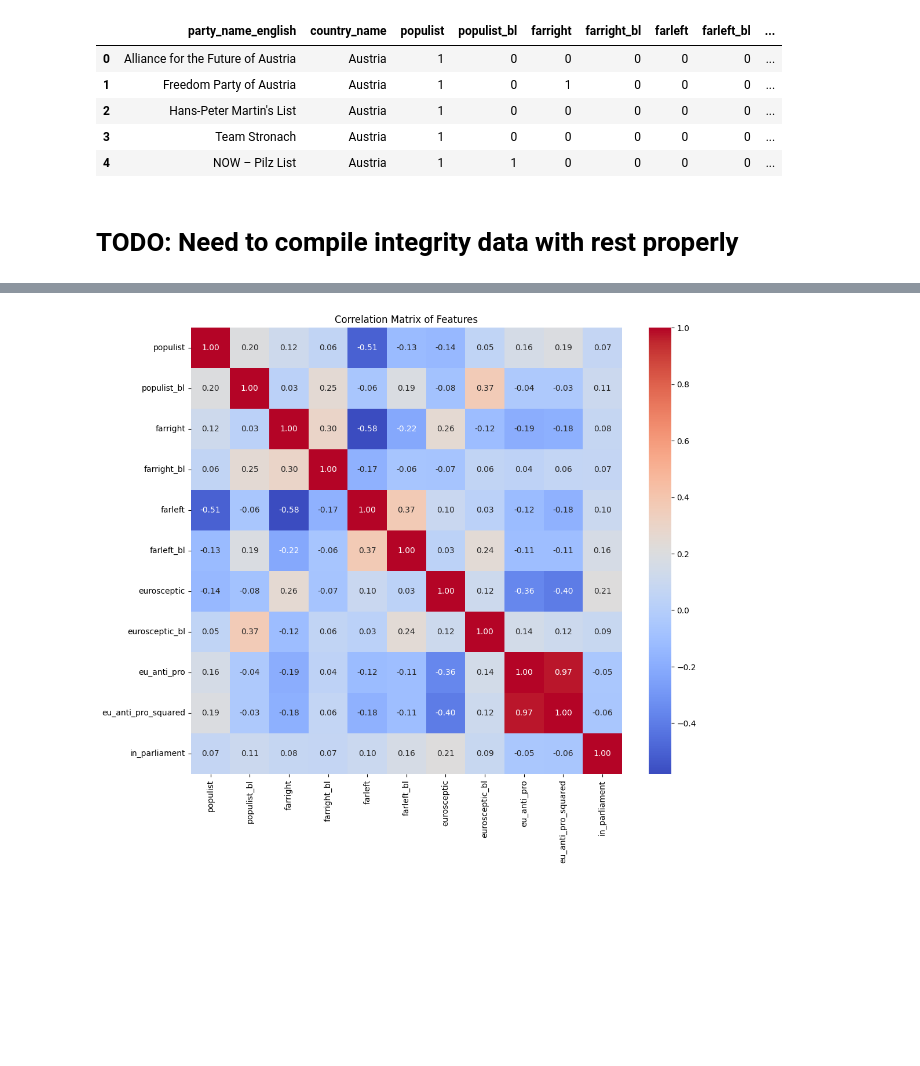
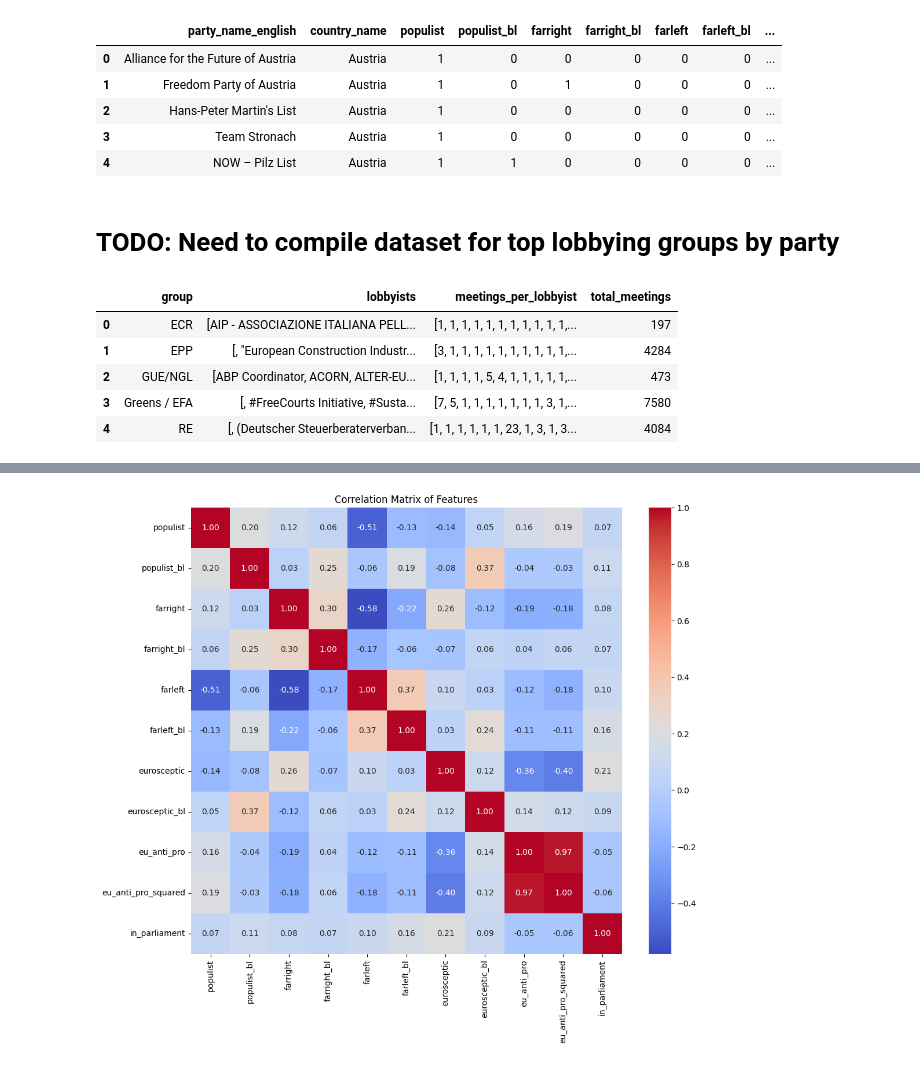
Before and after one commit to greenbear26/RAMM-Project, a Jupyter notebook: ml-src/party_predict.ipynb, the cells around one changed output, grey strips where cells are left out. Saved outputs shown, nothing was run; the diff lists cells and outputs as text; code cells hidden in the pictures; blank space fills up the shorter version.

Commit message:
Working on compiling integrity sets

```diff
--- a/ml-src/party_predict.ipynb
+++ b/ml-src/party_predict.ipynb
@@ -211,4 +214,4 @@ Length: 6, dtype: str
 | 3 | Team Stronach | Austria | 1 | 0 | 0 | 0 | 0 | 0 | ... |
 | 4 | NOW – Pilz List | Austria | 1 | 1 | 0 | 0 | 0 | 0 | ... |
 # %% [markdown]
-# TODO: Need to compile integrity data with rest properly
+# TODO: Need to compile dataset for top lobbying groups by party
@@ -218,3 +218,39 @@ merged_df.to_csv('../datasets/party/merged_party_data.csv', index=False)
+# %%
+# each lobbyist gets its own row
+integrity_df_exploded = integrity_df.copy()
+integrity_df_exploded['lobbyists'] = integrity_df_exploded['lobbyists'].apply(
+    lambda x: [s.strip() for s in x] if isinstance(x, np.ndarray) else []
+)
+integrity_df_exploded = integrity_df_exploded.explode('lobbyists')
+
+# Count meetings per lobbyist per EP group
+lobby_group_counts = integrity_df_exploded.groupby(
+    ['group', 'lobbyists']
+).size().reset_index(name='meeting_count')
+
+# print(lobby_group_counts.head())
+
+# Compact set into only rows for each EP group with list of lobbyists and their meetings
+lobby_group_summary = lobby_group_counts.groupby('group').agg({
+    'lobbyists': lambda x: list(x),
+    'meeting_count': lambda x: list(lobby_group_counts.loc[x.index, 'meeting_count'])
+}).reset_index()
+
+# Store total meetings per group as last column in lobby_group_summary
+total_by_group = lobby_group_counts.groupby('group')['meeting_count'].sum().reset_index()
+lobby_group_summary = lobby_group_summary.merge(total_by_group, on='group', how='left')
+
+lobby_group_summary = lobby_group_summary.rename(columns={'meeting_count_y': 'total_meetings'})
+lobby_group_summary = lobby_group_summary.rename(columns={'meeting_count_x': 'meetings_per_lobbyist'})
+
+lobby_group_summary.head()
+# %% [output]
+|  | group | lobbyists | meetings_per_lobbyist | total_meetings |
+| 0 | ECR | [AIP - ASSOCIAZIONE ITALIANA PELL... | [1, 1, 1, 1, 1, 1, 1, 1, 1, 1, 1,... | 197 |
+| 1 | EPP | [, "European Construction Industr... | [3, 1, 1, 1, 1, 1, 1, 1, 1, 1, 1,... | 4284 |
+| 2 | GUE/NGL | [ABP Coordinator, ACORN, ALTER-EU... | [1, 1, 1, 1, 5, 4, 1, 1, 1, 1, 1,... | 473 |
+| 3 | Greens / EFA | [, #FreeCourts Initiative, #Susta... | [7, 5, 1, 1, 1, 1, 1, 1, 1, 3, 1,... | 7580 |
+| 4 | RE | [, (Deutscher Steuerberaterverban... | [1, 1, 1, 1, 1, 1, 23, 1, 3, 1, 3... | 4084 |
 # %%
 training_df = merged_df.copy()
 
```
Also changed, not shown: parts of 5 cells of this notebook.
